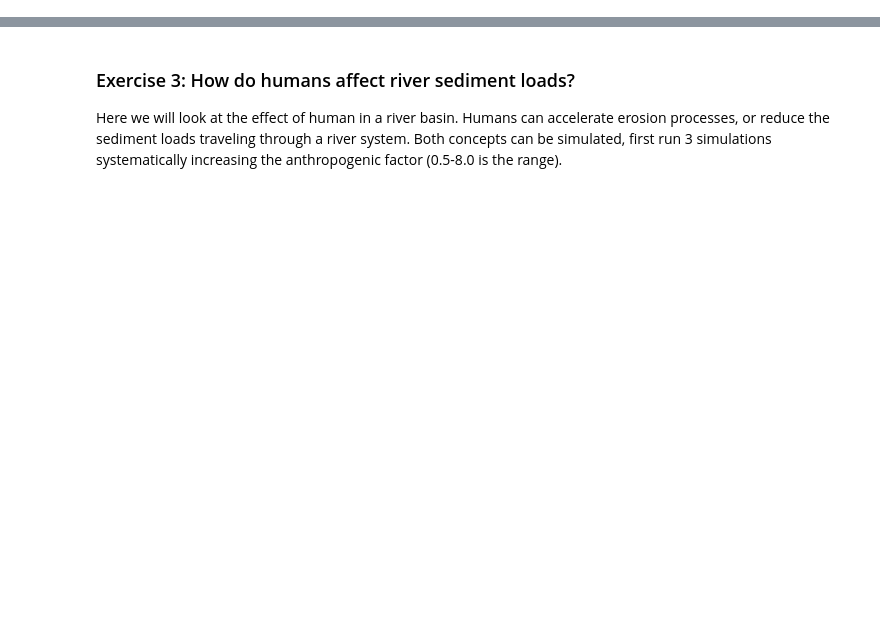
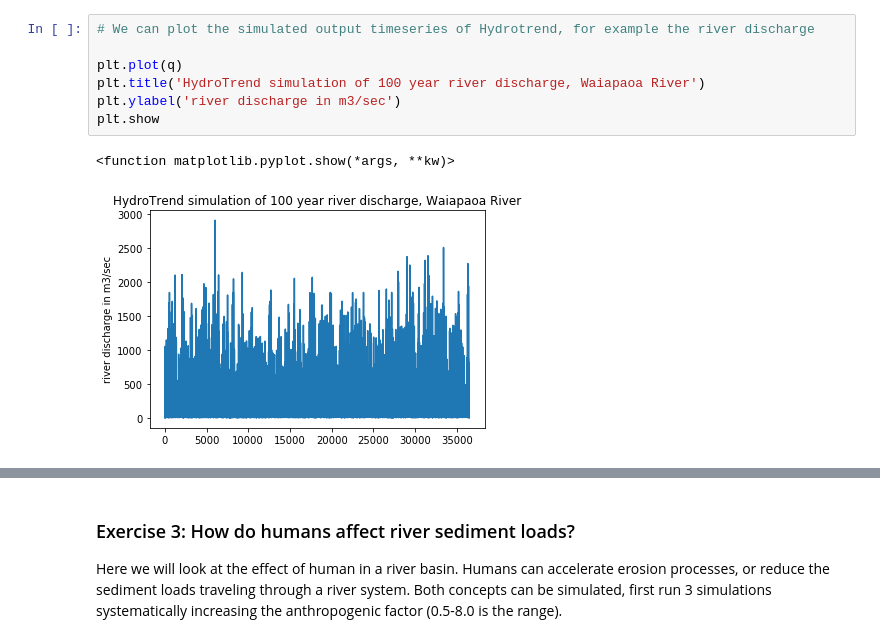
Before and after one commit to csdms/pymt, a Jupyter notebook: notebooks/hydrotrend.ipynb, the cells around one changed output, grey strips where cells are left out. Drawn from its saved outputs; the diff is of its cells as text; blank space fills up the shorter version.

Commit message:
update notebooks for cem, hydrotrend, hydrotrend_Ganges

```diff
--- a/notebooks/hydrotrend.ipynb
+++ b/notebooks/hydrotrend.ipynb
@@ -168,0 +175,10 @@ Modify the mean annual temperature T, the mean annual precipitation P, and its t
+# %%
+# We can plot the simulated output timeseries of Hydrotrend, for example the river discharge
+
+plt.plot(q)
+plt.title('HydroTrend simulation of 100 year river discharge, Waiapaoa River')
+plt.ylabel('river discharge in m3/sec')
+plt.show
+# %% [output]
+<function matplotlib.pyplot.show(*args, **kw)>
+[figure, added]
```
Also changed, not shown: parts of 88 cells of this notebook, 18 other files.
